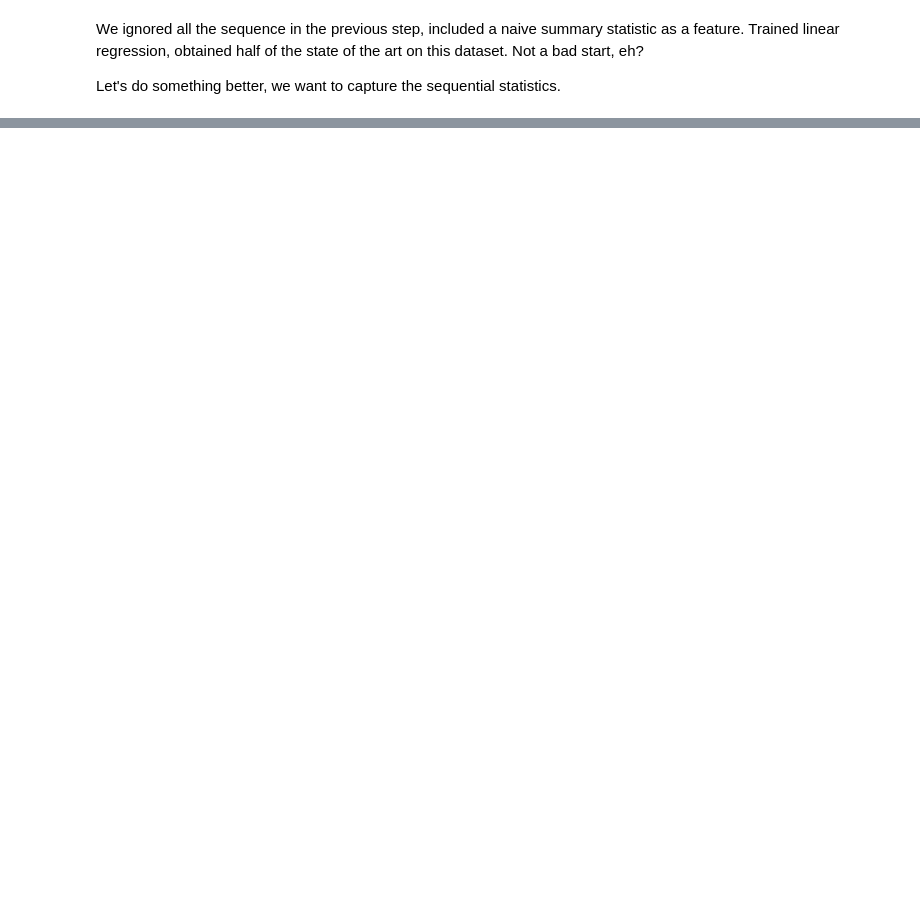
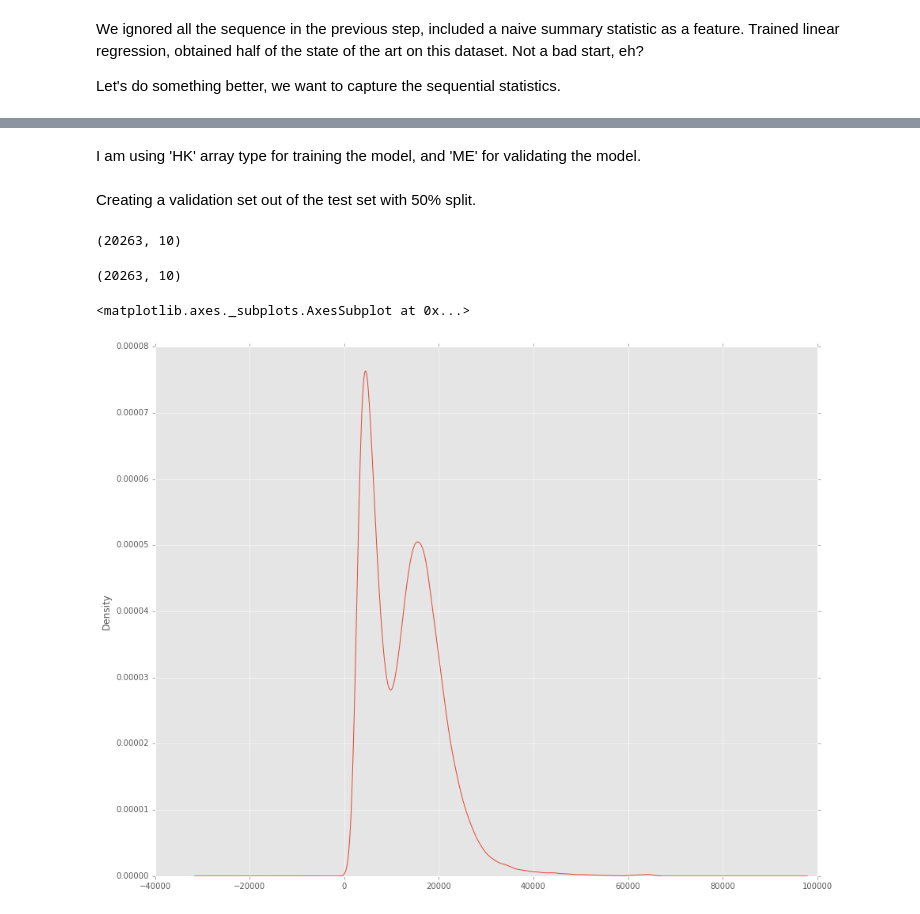
Before and after one commit to Sandeep42/notebooks, a Jupyter notebook: protein_binding_genomics/3.sequential_model.ipynb, the cells around one changed output, grey strips where cells are left out. Saved outputs shown, nothing was run; the diff lists cells and outputs as text; code cells hidden in the pictures; blank space fills up the shorter version.

```diff
--- a/protein_binding_genomics/3.sequential_model.ipynb
+++ b/protein_binding_genomics/3.sequential_model.ipynb
@@ -30,0 +57,2 @@ from torch.autograd import Variable
+# %%
+d = d[d.TF_Id == 'Sox14']
@@ -30,0 +74,2 @@ from torch.autograd import Variable
+# %% [markdown]
+I am using 'HK' array type for training the model, and 'ME' for validating the model.
@@ -30,0 +79,2 @@ from torch.autograd import Variable
+# %% [markdown]
+Creating a validation set out of the test set with 50% split.
@@ -30,0 +85,13 @@ from torch.autograd import Variable
+# %%
+test.shape
+# %% [output]
+(20263, 10)
+# %%
+val.shape
+# %% [output]
+(20263, 10)
+# %%
+d.Signal_Mean.plot(kind='density')
+# %% [output]
+<matplotlib.axes._subplots.AxesSubplot at 0x...>
+[figure, added]
```
Also changed, not shown: parts of 34 cells of this notebook.
